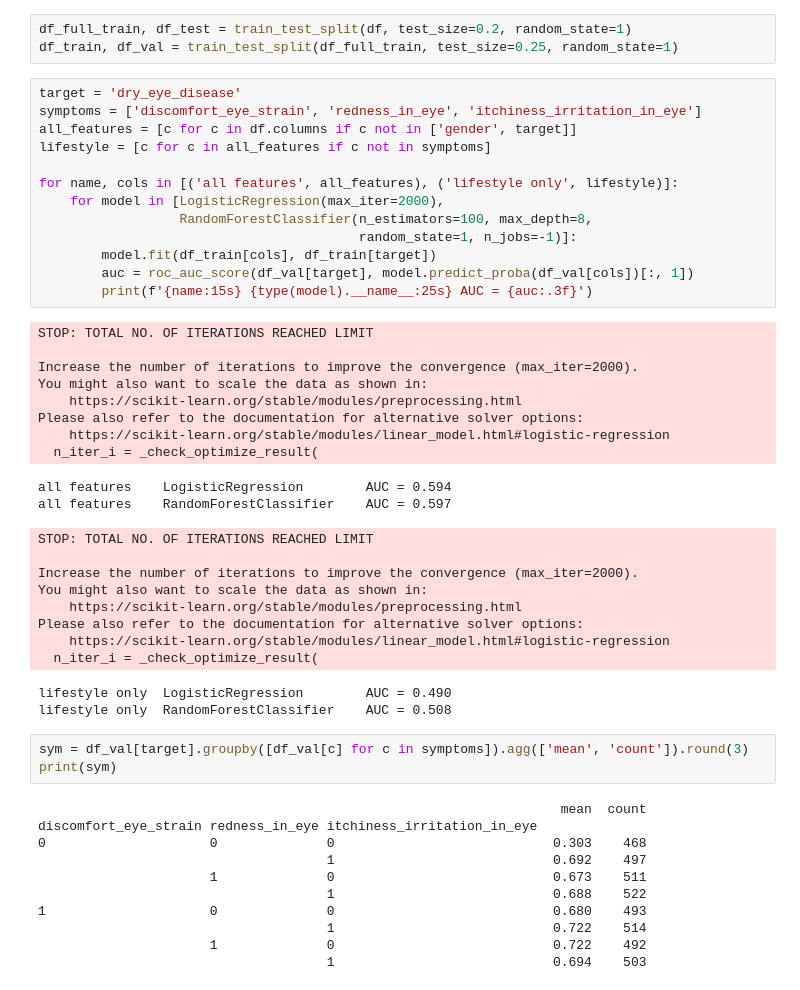
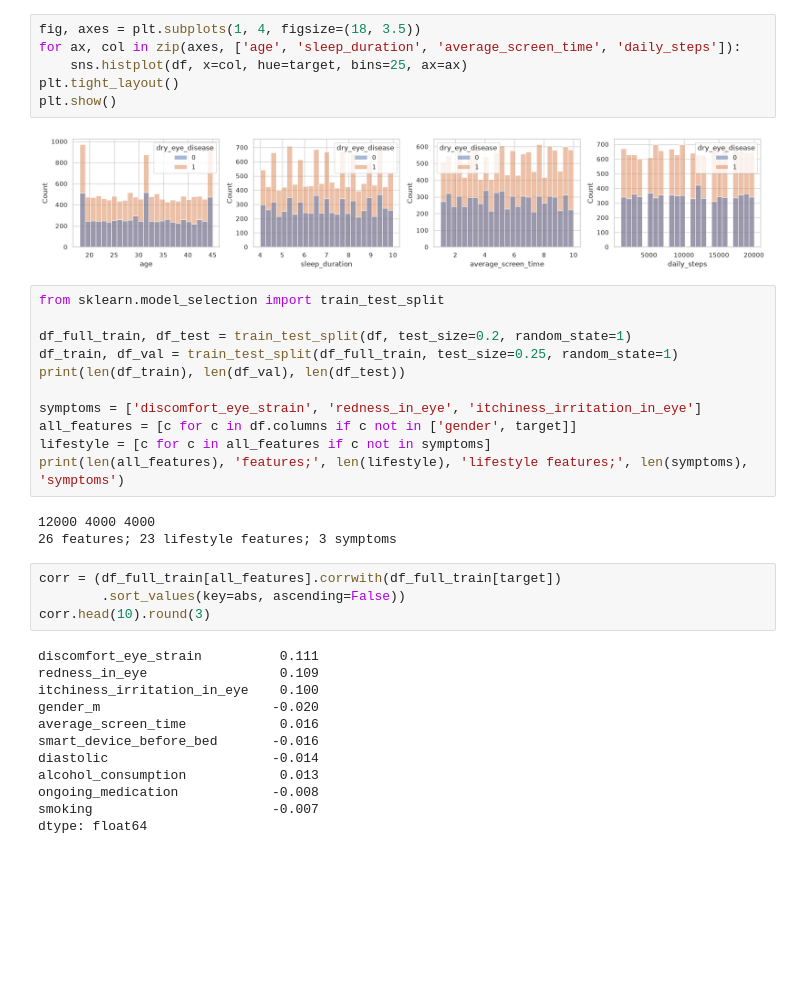
Before and after one commit to Y-Naifer/dry-eye-disease-prediction, a Jupyter notebook: notebook.ipynb, the cells around one changed output. Drawn from its saved outputs; the diff is of its cells as text; blank space fills up the shorter version.

```diff
--- a/notebook.ipynb
+++ b/notebook.ipynb
@@ -77,54 +83,41 @@ df['gender_m'] = (df.gender == 'm').astype(int)
 # %%
-df_full_train, df_test = train_test_split(df, test_size=0.2, random_state=1)
-df_train, df_val = train_test_split(df_full_train, test_size=0.25, random_state=1)
+fig, axes = plt.subplots(1, 4, figsize=(18, 3.5))
+for ax, col in zip(axes, ['age', 'sleep_duration', 'average_screen_time', 'daily_steps']):
+    sns.histplot(df, x=col, hue=target, bins=25, ax=ax)
+plt.tight_layout()
+plt.show()
+# %% [output]
+[figure, added]
 # %%
-target = 'dry_eye_disease'
+from sklearn.model_selection import train_test_split
+
+df_full_train, df_test = train_test_split(df, test_size=0.2, random_state=1)
+df_train, df_val = train_test_split(df_full_train, test_size=0.25, random_state=1)
+print(len(df_train), len(df_val), len(df_test))
+
 symptoms = ['discomfort_eye_strain', 'redness_in_eye', 'itchiness_irritation_in_eye']
 all_features = [c for c in df.columns if c not in ['gender', target]]
 lifestyle = [c for c in all_features if c not in symptoms]
-
-for name, cols in [('all features', all_features), ('lifestyle only', lifestyle)]:
-    for model in [LogisticRegression(max_iter=2000),
-                  RandomForestClassifier(n_estimators=100, max_depth=8,
-                                         random_state=1, n_jobs=-1)]:
-        model.fit(df_train[cols], df_train[target])
-        auc = roc_auc_score(df_val[target], model.predict_proba(df_val[cols])[:, 1])
-        print(f'{name:15s} {type(model).__name__:25s} AUC = {auc:.3f}')
+print(len(all_features), 'features;', len(lifestyle), 'lifestyle features;', len(symptoms), 'symptoms')
 # %% [output]
-STOP: TOTAL NO. OF ITERATIONS REACHED LIMIT
-
-Increase the number of iterations to improve the convergence (max_iter=2000).
-You might also want to scale the data as shown in:
-    https://scikit-learn.org/stable/modules/preprocessing.html
-Please also refer to the documentation for alternative solver options:
-    https://scikit-learn.org/stable/modules/linear_model.html#logistic-regression
-  n_iter_i = _check_optimize_result(
+12000 4000 4000
+26 features; 23 lifestyle features; 3 symptoms
-all features    LogisticRegression        AUC = 0.594
-all features    RandomForestClassifier    AUC = 0.597
-STOP: TOTAL NO. OF ITERATIONS REACHED LIMIT
-
-Increase the number of iterations to improve the convergence (max_iter=2000).
-You might also want to scale the data as shown in:
-    https://scikit-learn.org/stable/modules/preprocessing.html
-Please also refer to the documentation for alternative solver options:
-    https://scikit-learn.org/stable/modules/linear_model.html#logistic-regression
-  n_iter_i = _check_optimize_result(
-lifestyle only  LogisticRegression        AUC = 0.490
-lifestyle only  RandomForestClassifier    AUC = 0.508
 # %%
-sym = df_val[target].groupby([df_val[c] for c in symptoms]).agg(['mean', 'count']).round(3)
-print(sym)
+corr = (df_full_train[all_features].corrwith(df_full_train[target])
+        .sort_values(key=abs, ascending=False))
+corr.head(10).round(3)
 # %% [output]
-                                                                   mean  count
-discomfort_eye_strain redness_in_eye itchiness_irritation_in_eye
-0                     0              0                            0.303    468
-                                     1                            0.692    497
-                      1              0                            0.673    511
-                                     1                            0.688    522
-1                     0              0                            0.680    493
-                                     1                            0.722    514
-                      1              0                            0.722    492
-                                     1                            0.694    503
+discomfort_eye_strain          0.111
+redness_in_eye                 0.109
+itchiness_irritation_in_eye    0.100
+gender_m                      -0.020
+average_screen_time            0.016
+smart_device_before_bed       -0.016
+diastolic                     -0.014
+alcohol_consumption            0.013
+ongoing_medication            -0.008
+smoking                       -0.007
+dtype: float64
 # %%
 from sklearn.metrics import mutual_info_score
 
```
Also changed, not shown: parts of 13 cells of this notebook.
